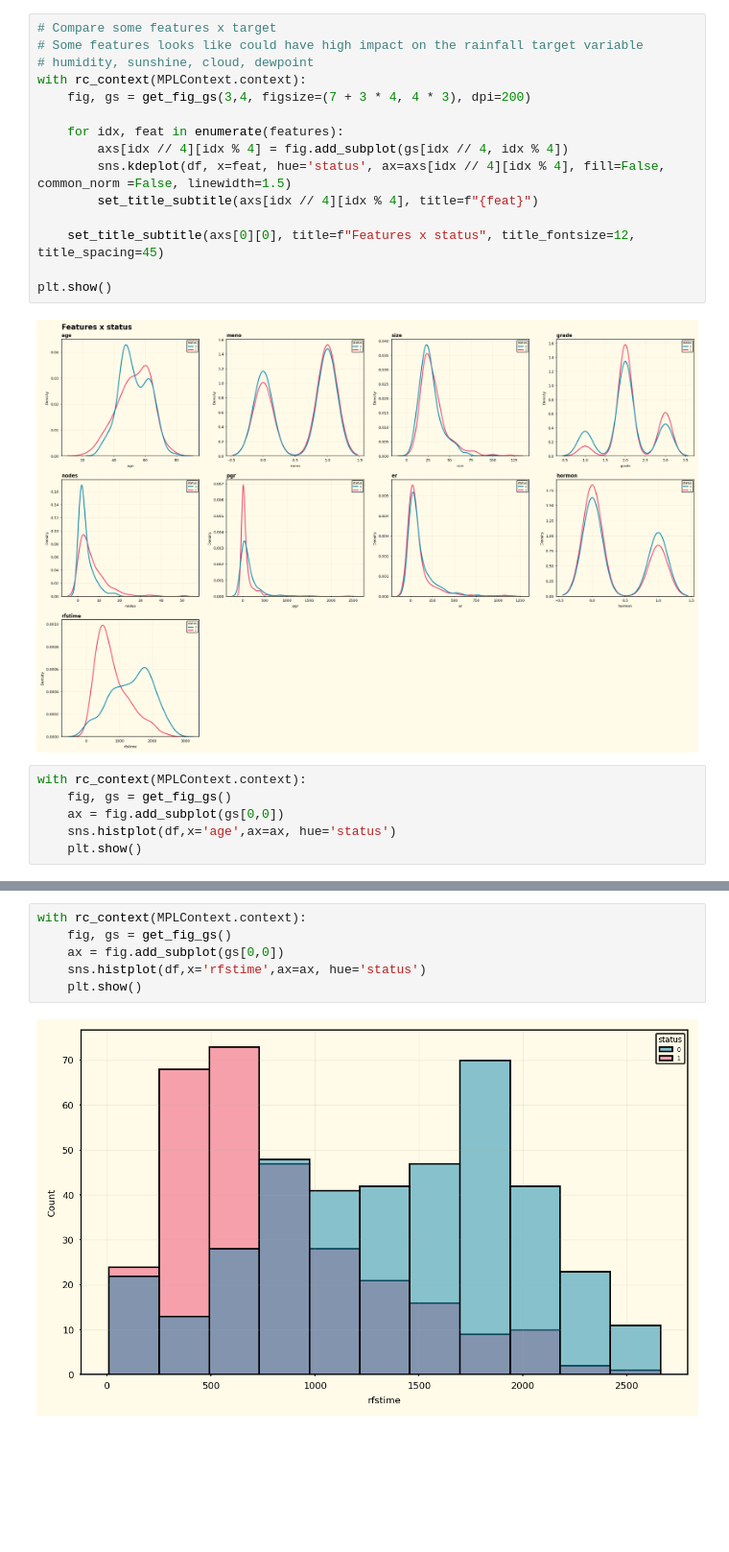
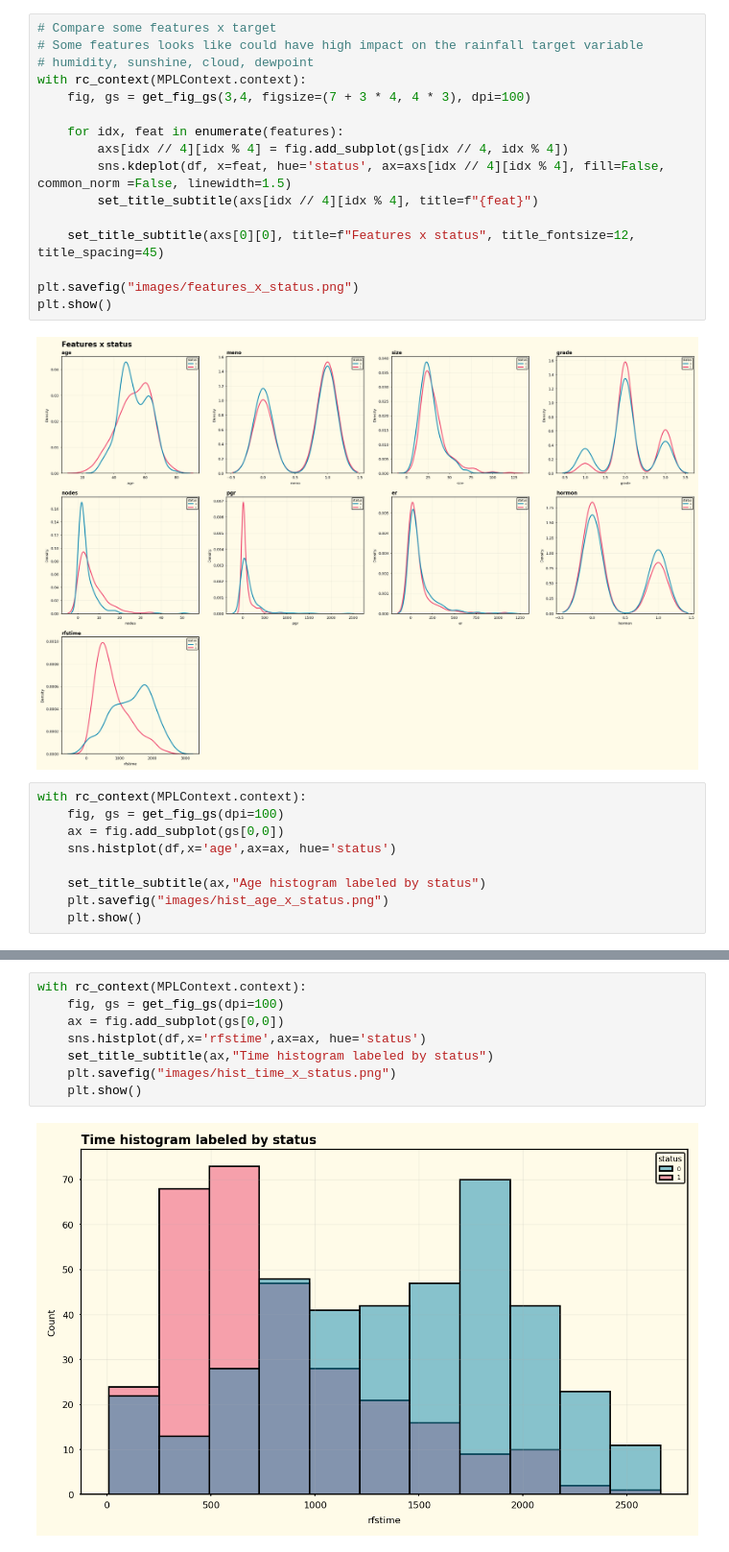
Before and after one commit to Marcelo-Kenji-Noda/mba_ds_project, a Jupyter notebook: eda.ipynb, the cells around one changed output, grey strips where cells are left out. Shown at 96% size. Saved outputs shown, nothing was run; the diff lists cells and outputs as text; blank space fills up the shorter version.

Commit message:
Adição de imagens

```diff
--- a/eda.ipynb
+++ b/eda.ipynb
@@ -831,7 +833,7 @@ axs= get_list_of_axes(3,4)
 # Some features looks like could have high impact on the rainfall target variable
 # humidity, sunshine, cloud, dewpoint
 with rc_context(MPLContext.context):
-    fig, gs = get_fig_gs(3,4, figsize=(7 + 3 * 4, 4 * 3), dpi=200)
+    fig, gs = get_fig_gs(3,4, figsize=(7 + 3 * 4, 4 * 3), dpi=100)
 
     for idx, feat in enumerate(features):
         axs[idx // 4][idx % 4] = fig.add_subplot(gs[idx // 4, idx % 4])
@@ -840,13 +842,17 @@ with rc_context(MPLContext.context):
 
     set_title_subtitle(axs[0][0], title=f"Features x status", title_fontsize=12, title_spacing=45)
 
+plt.savefig("images/features_x_status.png")
 plt.show()
 # %% [output]
 [figure]
 # %%
 with rc_context(MPLContext.context):
-    fig, gs = get_fig_gs()
+    fig, gs = get_fig_gs(dpi=100)
     ax = fig.add_subplot(gs[0,0])
     sns.histplot(df,x='age',ax=ax, hue='status')
+
+    set_title_subtitle(ax,"Age histogram labeled by status")
+    plt.savefig("images/hist_age_x_status.png")
     plt.show()
 # %% [output]
@@ -854,8 +860,10 @@ with rc_context(MPLContext.context):
 # %%
 with rc_context(MPLContext.context):
-    fig, gs = get_fig_gs()
+    fig, gs = get_fig_gs(dpi=100)
     ax = fig.add_subplot(gs[0,0])
     sns.histplot(df,x='rfstime',ax=ax, hue='status')
+    set_title_subtitle(ax,"Time histogram labeled by status")
+    plt.savefig("images/hist_time_x_status.png")
     plt.show()
 # %% [output]
-[figure, old version]
+[figure, new version]
```
Also changed, not shown: parts of 5 cells of this notebook, 6 other files.
